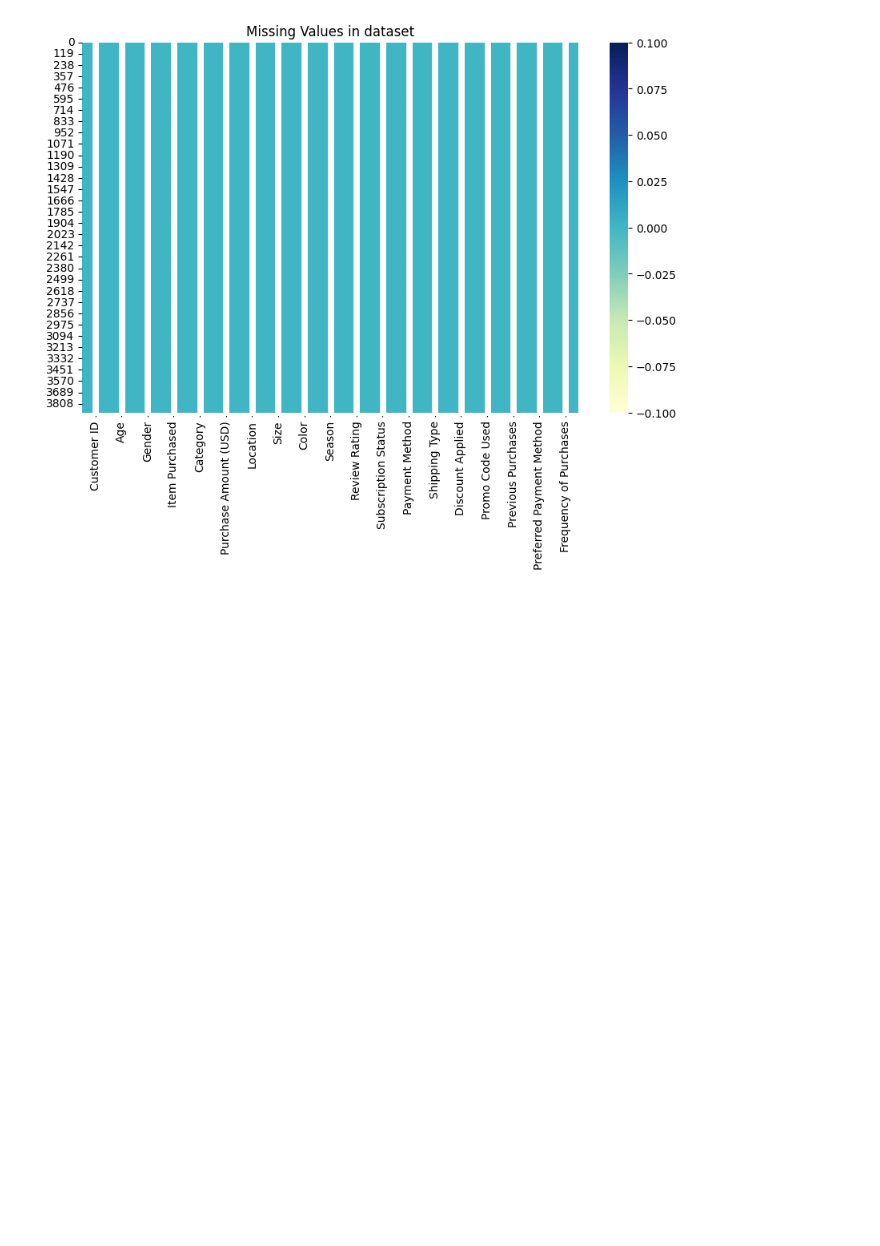
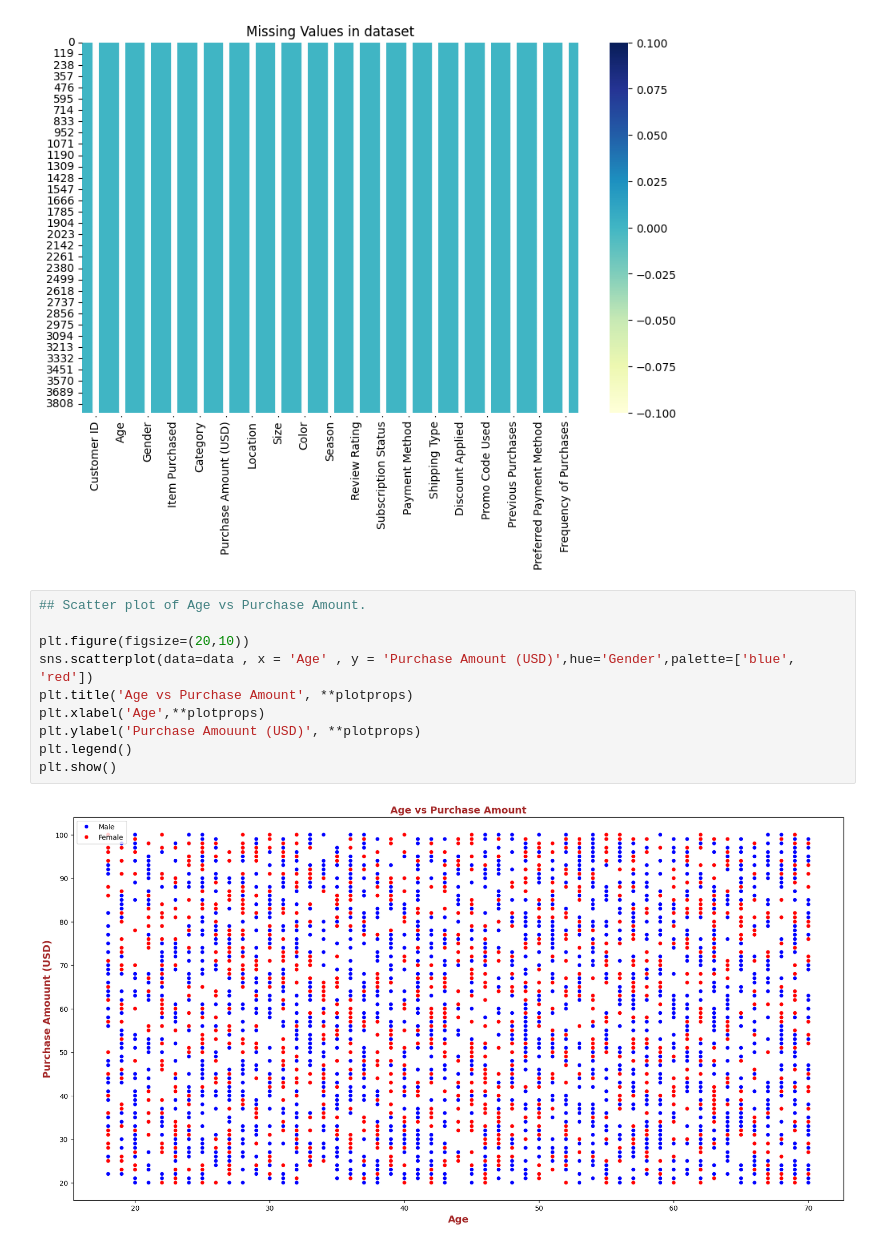
Before and after one commit to mdanushwaran/Shopping_trends_analytics, a Jupyter notebook: Shopping_trends_analytics.ipynb, the cells around one changed output. Cells and saved outputs as stored; diff of their text form; blank space fills up the shorter version.

```diff
--- a/Shopping_trends_analytics.ipynb
+++ b/Shopping_trends_analytics.ipynb
@@ -848,3 +848,15 @@ plt.title("Missing Values in dataset")
 plt.show()
 # %% [output]
 [figure]
+# %%
+## Scatter plot of Age vs Purchase Amount.
+
+plt.figure(figsize=(20,10))
+sns.scatterplot(data=data , x = 'Age' , y = 'Purchase Amount (USD)',hue='Gender',palette=['blue', 'red'])
+plt.title('Age vs Purchase Amount', **plotprops)
+plt.xlabel('Age',**plotprops)
+plt.ylabel('Purchase Amouunt (USD)', **plotprops)
+plt.legend()
+plt.show()
+# %% [output]
+[figure, added]
```
Also changed, not shown: parts of 9 cells of this notebook.
